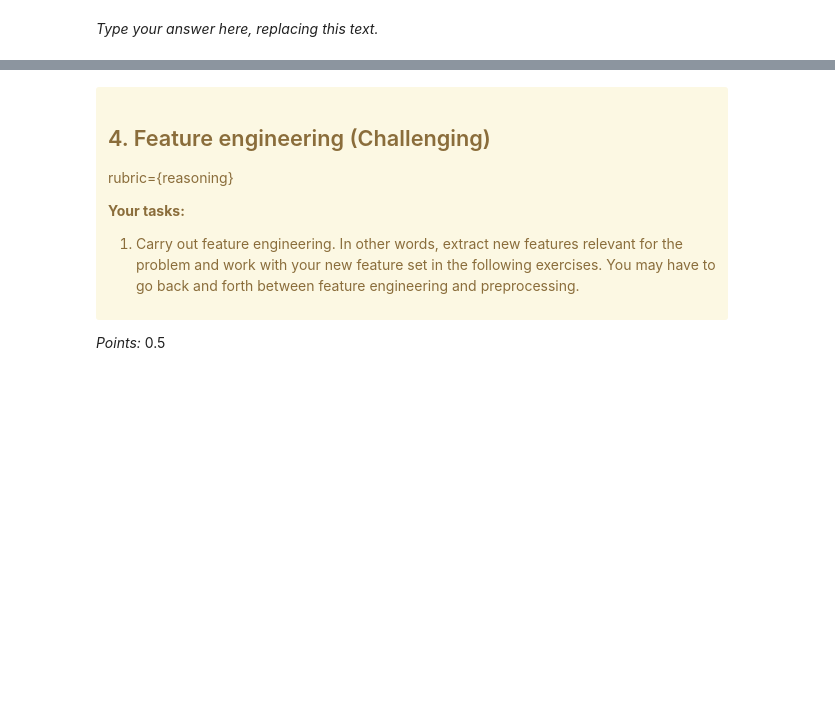
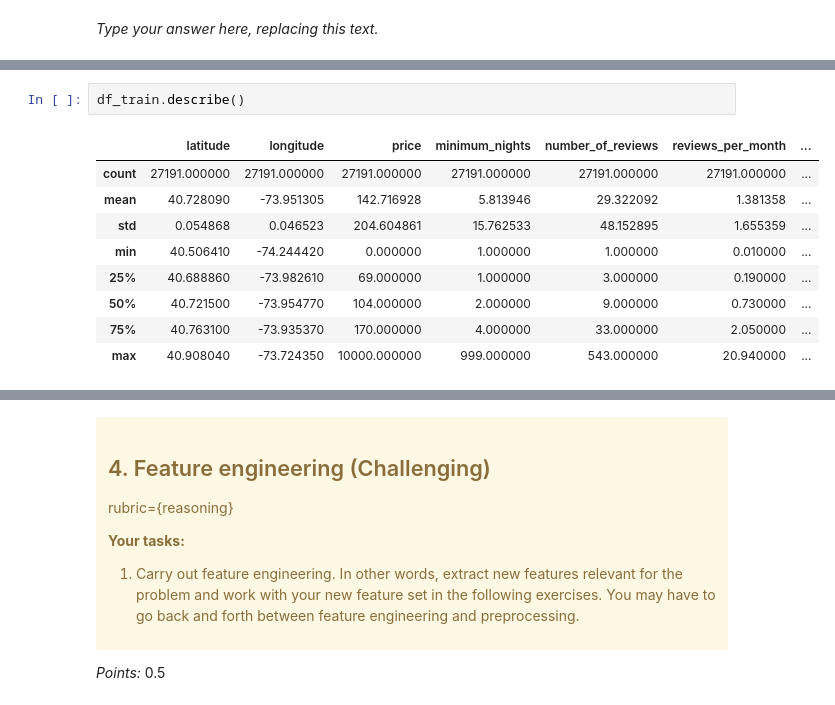
Before and after one commit to hpalafoxp/DSCI-573-Lab4, a Jupyter notebook: lab4.ipynb, the cells around one changed output, grey strips where cells are left out. Cells and saved outputs as stored; diff of their text form; blank space fills up the shorter version.

```diff
--- a/lab4.ipynb
+++ b/lab4.ipynb
@@ -250,0 +255,12 @@ _Type your answer here, replacing this text._
+# %%
+df_train.describe()
+# %% [output]
+|  | latitude | longitude | price | minimum_nights | number_of_reviews | reviews_per_month | ... |
+| count | 27191.000000 | 27191.000000 | 27191.000000 | 27191.000000 | 27191.000000 | 27191.000000 | ... |
+| mean | 40.728090 | -73.951305 | 142.716928 | 5.813946 | 29.322092 | 1.381358 | ... |
+| std | 0.054868 | 0.046523 | 204.604861 | 15.762533 | 48.152895 | 1.655359 | ... |
+| min | 40.506410 | -74.244420 | 0.000000 | 1.000000 | 1.000000 | 0.010000 | ... |
+| 25% | 40.688860 | -73.982610 | 69.000000 | 1.000000 | 3.000000 | 0.190000 | ... |
+| 50% | 40.721500 | -73.954770 | 104.000000 | 2.000000 | 9.000000 | 0.730000 | ... |
+| 75% | 40.763100 | -73.935370 | 170.000000 | 4.000000 | 33.000000 | 2.050000 | ... |
+| max | 40.908040 | -73.724350 | 10000.000000 | 999.000000 | 543.000000 | 20.940000 | ... |
```
Also changed, not shown: parts of 19 cells of this notebook.
